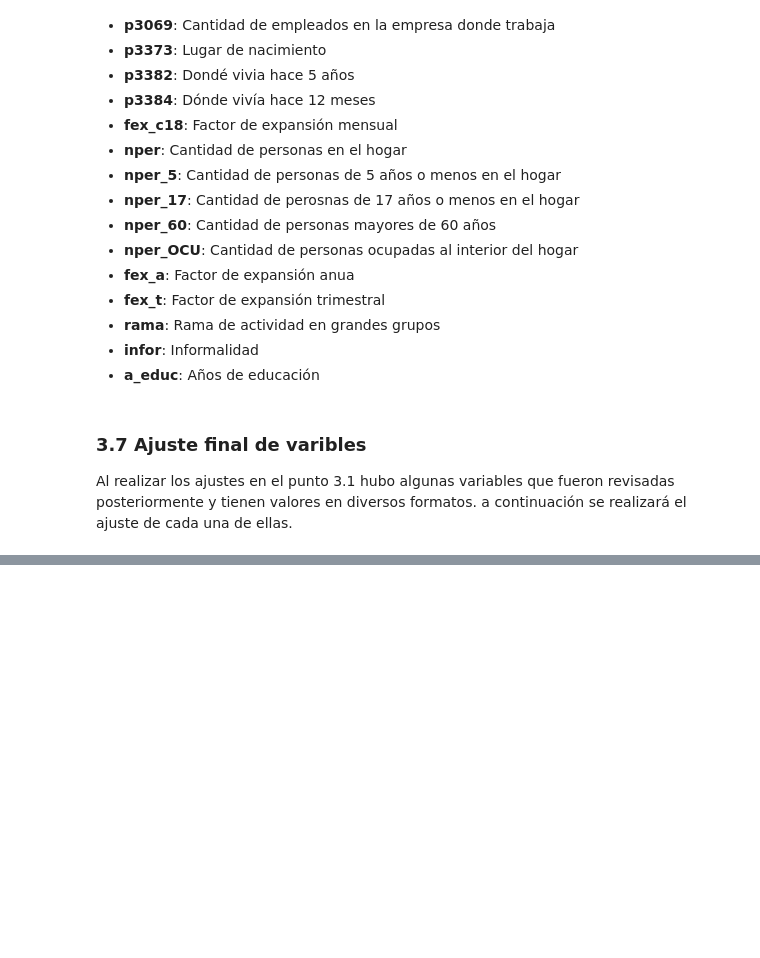
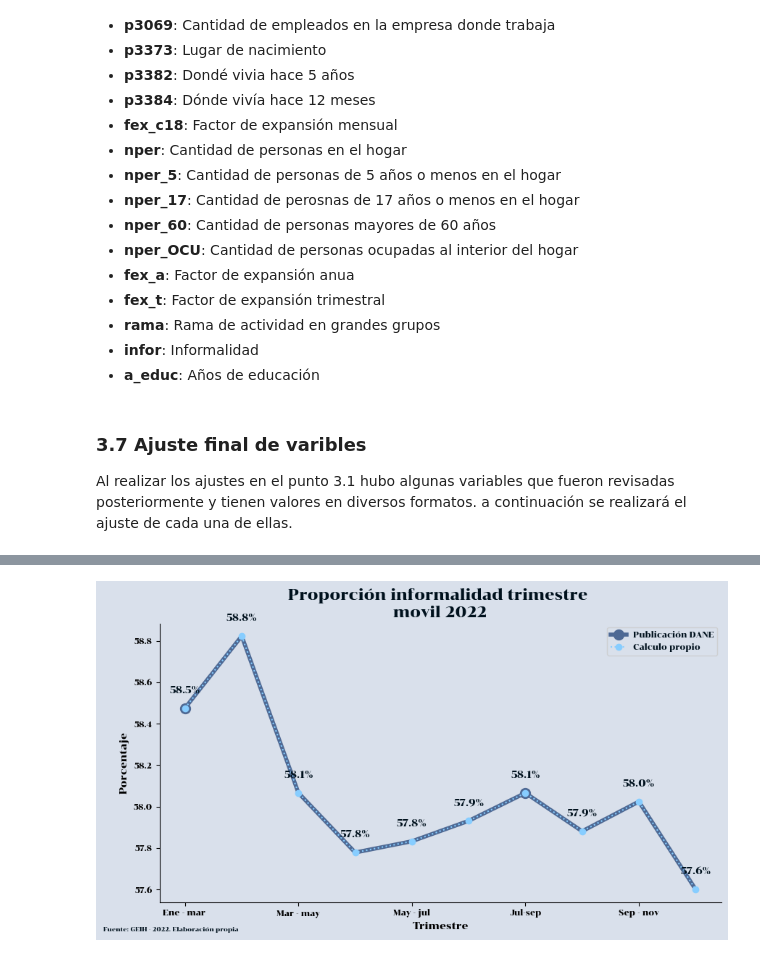
Before and after one commit to caavila96/Informalidad_GEIH_2022, a Jupyter notebook: informalidad_GEIH.ipynb, the cells around one changed output, grey strips where cells are left out. Cells and saved outputs as stored; diff of their text form; code cells hidden in the pictures; blank space fills up the shorter version.

```diff
--- a/informalidad_GEIH.ipynb
+++ b/informalidad_GEIH.ipynb
@@ -524,0 +565,11 @@ df_final['dpto'] = df_final['dpto'].apply(mpio_divi)
+# %%
+#Fuente Chonburi que está definido para la presentación
+!wget https://github.com/caavila96/Informalidad_GEIH_2022/raw/a3355d499a53ef109cd3853ff2984b56e3157bd7/FONTS/Chonburi-Regular.ttf
+fuente = '/content/Chonburi-Regular.ttf'
+
+#Se registra la fuente
+fm.fontManager.addfont(fuente)
+chonburi = fm.FontProperties(fname=fuente)
+
+# Se establece de forma global
+matplotlib.rcParams['font.family'] = chonburi.get_name()
@@ -524,0 +592,8 @@ df_final['dpto'] = df_final['dpto'].apply(mpio_divi)
+# %%
+#El color del fondo de los gráficos es definido
+plt.rcParams['text.color'] = '#00111D'
+plt.rcParams['figure.facecolor'] = '#D9E0EB'
+plt.rcParams['axes.facecolor'] = '#D9E0EB'
+# %%
+# Nota
+note = "Fuente: GEIH - 2022. Elaboración propia"
@@ -524,0 +608,62 @@ df_final['dpto'] = df_final['dpto'].apply(mpio_divi)
+# %%
+'''
+El DANE presenta la información de informalidad de forma trimestre corrido, por este motivo se agrupan los resultados por trimestrre corrido usando el factor de expansión
+trimestral.
+
+Posterior a esto se agregan los resultados DANE para tener una comparabilidad
+
+'''
+#Lista de trimestres
+trimestre_movil = [["01", "02", "03"], ["02", "03", "04"], ["03", "04", "05"], ["04", "05", "06"], ["05", "06", "07"], ["06", "07", "08"], ["07", "08", "09"], ["08", "09", "10"], ["09", "10", "11"], ["10", "11", "12"]]
+
+trim_movi = pd.DataFrame()
+
+#Calculo trimestre corrido
+for trimestre in trimestre_movil:
+    resultado = df_final[(df_final['mes'].isin(trimestre)) ].groupby('ano').apply(lambda x: (1-((x['infor'] * x['fex_t']).sum() / x['fex_t'].sum()))*100 )
+    trim_movi = pd.concat([trim_movi, resultado], axis=1)
+
+trim_movi.columns = ['Ene - mar ', 'Feb - abr ', 'Mar - may', 'Abr - Jun', 'May - jul', 'Jun-ago', 'Jul-sep', 'Ago-oct', 'Sep - nov', 'Oct -dic']
+
+trim_movi.loc['2022_DANE'] = [58.4753,	58.8231,	58.0660,	57.7784,	57.8326,	57.9312,	58.0657,	57.8810,	58.0242,	57.6005,]
+
+
+#generación de linea que compare los dos resultados
+
+# tamaño
+fig, ax = plt.subplots(figsize=(10, 5))
+
+#transposición de la tabla
+trim_movi = trim_movi.T
+
+# Linea de resultado DANE
+trim_movi['2022_DANE'].plot(kind='line', marker='o',markevery=0.8, label='Publicación DANE', ax=ax, color = "#4E6994",linewidth=4, markersize=10)
+
+# Línea de resultado propio
+trim_movi[2022].plot(kind='line', linestyle=':', marker='o', label='Calculo propio', ax=ax, color = "#87CDFF")
+
+
+# labels
+plt.title('Proporción informalidad trimestre \nmovil 2022',fontsize = 15)
+plt.xlabel('Trimestre',fontsize = 10)
+plt.ylabel('Porcentaje',fontsize = 10)
+
+# Puntos de datos primera línea
+for i, value in enumerate(trim_movi[2022]):
+    ax.annotate(f'{value:.1f}%', (i, value), textcoords="offset points", xytext=(0, 15), ha='center')
+
+ax.tick_params(axis='x', labelsize=8)
+ax.tick_params(axis='y', labelsize=8)
+
+# Quitar las linea vertical superior i dereha horizontal
+sns.despine()
+
+# Display the legend
+ax.legend(fontsize=8)
+
+#nota
+ax.text(-0.1, -0.1, note, transform=ax.transAxes, va='center', fontsize=6)
+
+plt.show()
+# %% [output]
+[figure, added]
```
Also changed, not shown: parts of 51 cells of this notebook.
